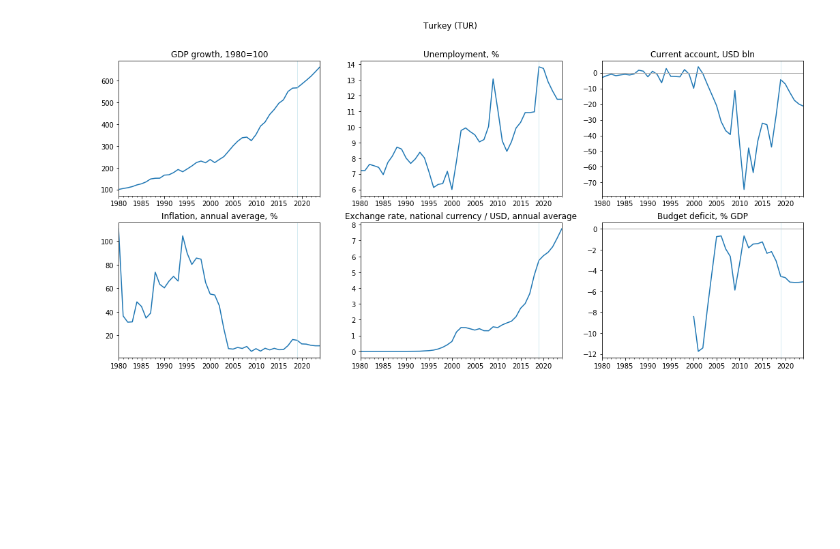
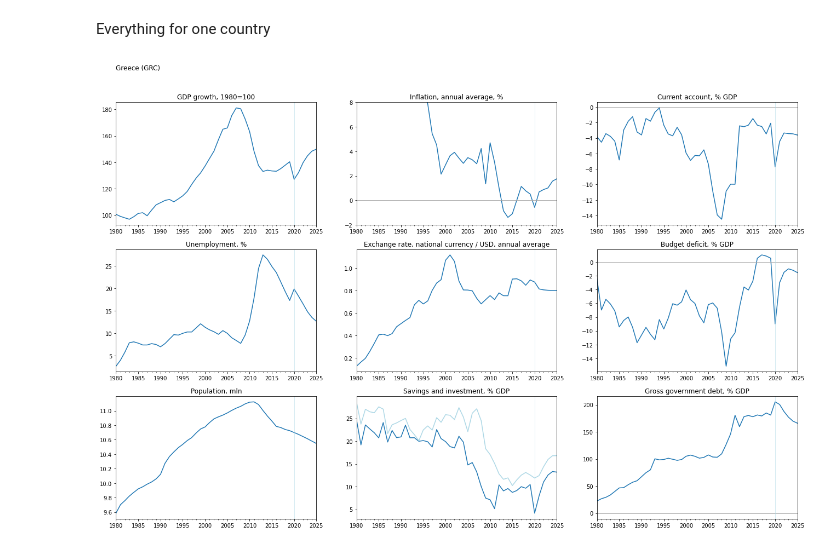
Before and after one commit to epogrebnyak/weo-reader, a Jupyter notebook: example/weo.ipynb, the cells around one changed output. Drawn from its saved outputs; the diff is of its cells as text; code cells hidden in the pictures; blank space fills up the shorter version.

```diff
--- a/example/weo.ipynb
+++ b/example/weo.ipynb
@@ -41,0 +23,2 @@ w.find_countries('MAL')
+# %%
+w = weo.WEO("weo.csv")
@@ -42,30 +218,65 @@ w.find_countries('MAL')
+# %% [markdown]
+Everything for one country
 # %%
 import matplotlib.pyplot as plt
 import pandas as pd
+fig, axes = plt.subplots(
+    nrows=3, ncols=3, figsize=(12 * 3 / 2, 8 * 3 / 2), facecolor="white"
+)
 
-fig, axes = plt.subplots(nrows=2, ncols=3, figsize=(12*3/2,8))
-
-iso_code = 'TUR'
+iso_code = "GRC"
 c = w.country(iso_code)
 
 df = pd.DataFrame()
-df['_GDP'] = (c.NGDP_RPCH/100+1).cumprod().div(c.NGDP_RPCH['1980']/100+1)*100
-df['_FX'] = c.NGDP / c.NGDPD
-df['_DEFICIT'] = (c.GGR - c.GGX) / c.NGDP * 100
+gdp = c.NGDP_RPCH.dropna()
+gdp.iloc[0] = 1
+# FIXME: must use .combine to fix start of GDP time series for Russia, Ukraine, etc
 
-df._GDP.plot(ax=axes[0,0], title='GDP growth, 1980=100') # add per capita
-c.LUR.plot(ax=axes[0,1], title='Unemployment, %')
-c.PCPIPCH.plot(ax=axes[1,0], title='Inflation, annual average, %') # can draw deflator too here
-df._FX.plot(ax=axes[1,1], title='Exchange rate, national currency / USD, annual average') # this is 1 for the US
-c.BCA.plot(ax=axes[0,2], title="Current account, USD bln").axhline(y=0, ls='-', lw=1, color='darkgrey')
-df._DEFICIT.plot(ax=axes[1,2], title="Budget deficit, % GDP").axhline(y=0, ls='-', lw=1, color='darkgrey')
+df["GDP"] = (c.NGDP_RPCH.dropna() / 100 + 1).cumprod() * 100
+df["CPI"] = c.PCPIPCH
+df["FX"] = c.NGDP / c.NGDPD
+df["DEFICIT"] = (c.GGR - c.GGX) / c.NGDP * 100
+df["CA"] = c.BCA / c.NGDPD * 100
 
-fig.suptitle(w.country_name(iso_code) + f' ({iso_code})')
+df["_GDEBT"] = (c.GGXWDG / c.NGDP) * 100
+df["_NDEBT"] = (c.GGXWDN / c.NGDP) * 100
+
+min_cpi = round(min(0, c.PCPIPCH.min()) * 1.5, 0)
+max_cpi = round(c.PCPIPCH.abs()[-1] * 5 / 2, 0) * 2
+
+df.GDP.plot(ax=axes[0, 0], title=f"GDP growth, {gdp.index[0].year}=100")
+c.LUR.plot(ax=axes[1, 0], title="Unemployment, %")
+c.PCPIPCH.plot(
+    ax=axes[0, 1], ylim =[min_cpi, max_cpi], title="Inflation, annual average, %"
+).axhline( y=0, ls="-", lw=1, color="darkgrey")
+
+  # FIXME: can draw deflator too here
+df.FX.plot(
+    ax=axes[1, 1], title="Exchange rate, national currency / USD, annual average"
+)  # this is 1 for the US
+(c.BCA / c.NGDPD * 100).plot(ax=axes[0, 2], title="Current account, % GDP").axhline(
+    y=0, ls="-", lw=1, color="darkgrey"
+)
+df.DEFICIT.plot(ax=axes[1, 2], title="Budget deficit, % GDP").axhline(
+    y=0, ls="-", lw=1, color="darkgrey"
+)
+df._GDEBT.plot(ax=axes[2, 2], title="Gross government debt, % GDP").axhline(
+    y=0, ls="-", lw=1, color="darkgrey"
+)
+c.LP.plot(ax=axes[2, 0], title="Population, mln")
+c.NGSD_NGDP.plot(ax=axes[2, 1], title="Savings and investment, % GDP")
+c.NID_NGDP.plot(ax=axes[2, 1], color="lightblue")
+
+plt.subplots_adjust(left=0.02, right=0.98, top=0.9, bottom=0.02)
+
+fig.suptitle(w.country_name(iso_code) + f" ({iso_code})", x=0.02, ha="left")
 
 for row in axes:
-  for ax in row:
-    ax.axvline(x='2019', ls='-', lw=0.5, color='lightblue')
+    for ax in row:
+        ax.axvline(x="2020", ls="-", lw=0.5, color="lightblue")
+#axes[0,1].axhline(y="0", ls="-", lw=0.5, color="orange")
 
-plt.savefig(iso_code+'.png')
+
+plt.savefig(iso_code + ".png")
 # %% [output]
-[figure, old version]
+[figure, new version]
```
Also changed, not shown: parts of 25 cells of this notebook.
